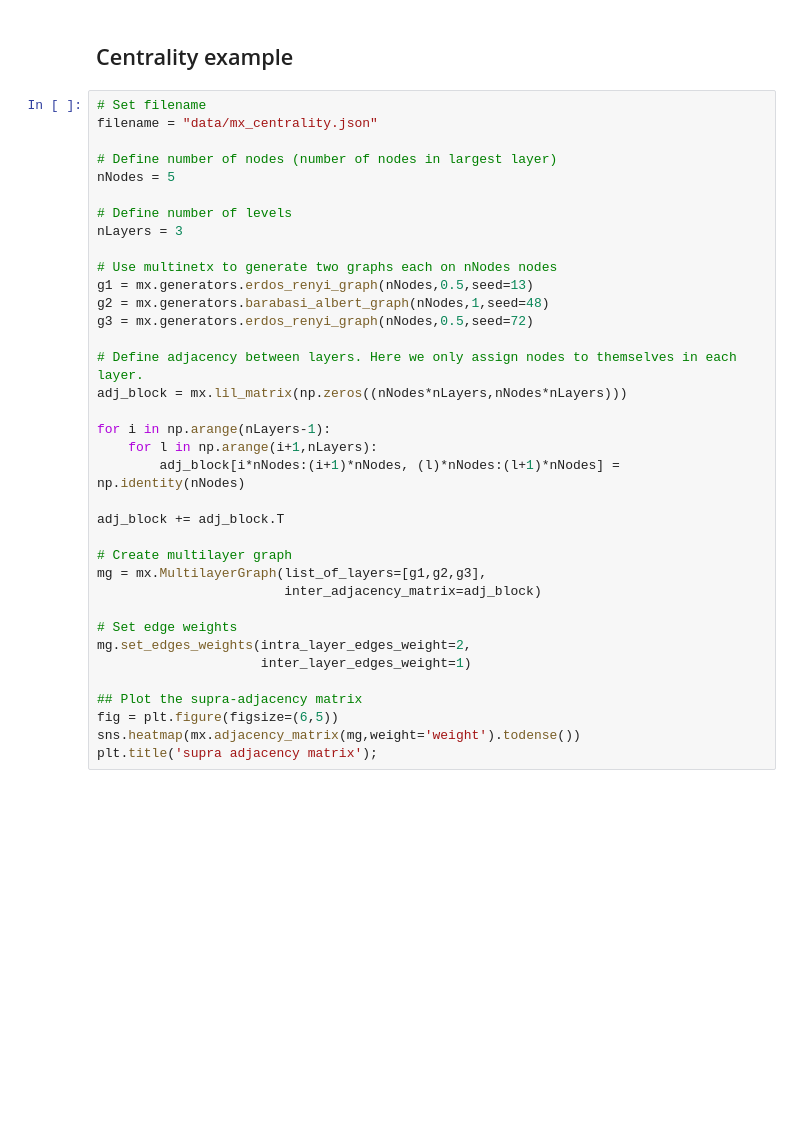
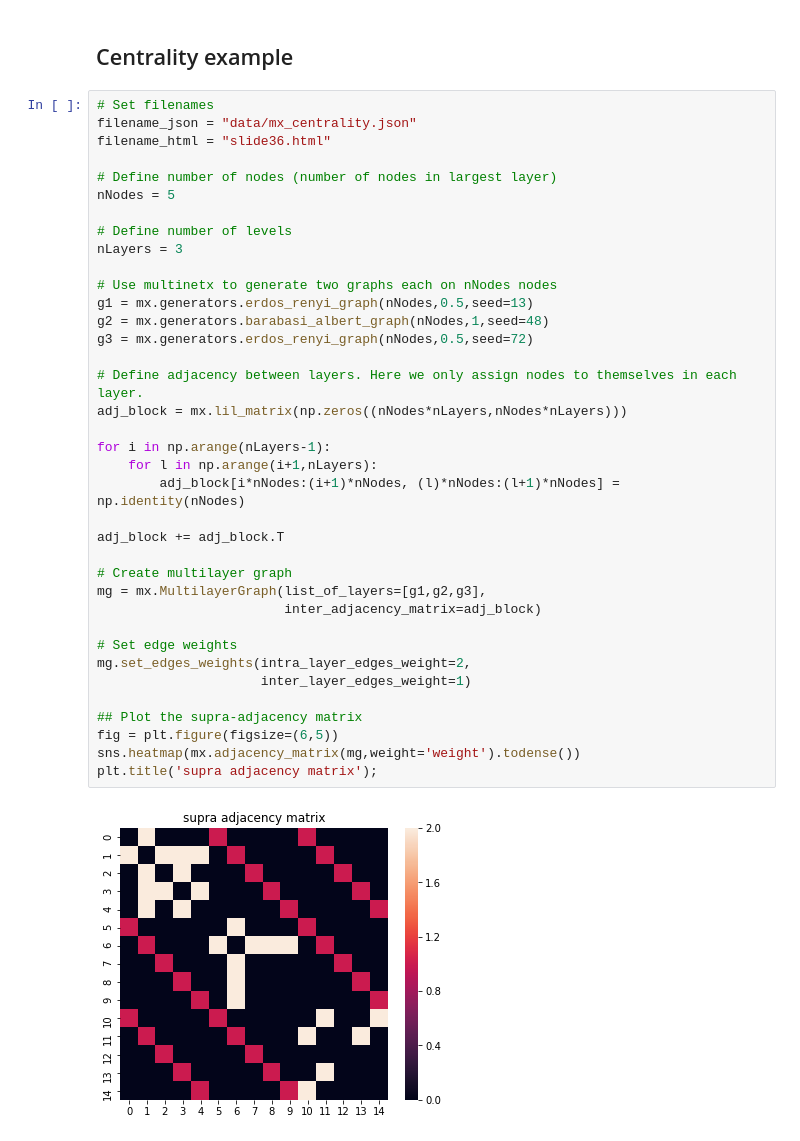
Before and after one commit to asizemore/multilayer_network_examples, a Jupyter notebook: slide_figures.ipynb, the cells around one changed output. Drawn from its saved outputs; the diff is of its cells as text; blank space fills up the shorter version.

```diff
--- a/slide_figures.ipynb
+++ b/slide_figures.ipynb
@@ -330,41 +348,44 @@ write_mx_to_json(filename,mx, nNodes, pos, nLayers)
 # %% [markdown]
 ## Centrality example
 # %%
-# Set filename
-filename = "data/mx_centrality.json"
+# Set filenames
+filename_json = "data/mx_centrality.json"
+filename_html = "slide36.html"
 
 # Define number of nodes (number of nodes in largest layer)
 nNodes = 5
 
 # Define number of levels
 nLayers = 3
 
 # Use multinetx to generate two graphs each on nNodes nodes
 g1 = mx.generators.erdos_renyi_graph(nNodes,0.5,seed=13)
 g2 = mx.generators.barabasi_albert_graph(nNodes,1,seed=48)
 g3 = mx.generators.erdos_renyi_graph(nNodes,0.5,seed=72)
 
 # Define adjacency between layers. Here we only assign nodes to themselves in each layer.
 adj_block = mx.lil_matrix(np.zeros((nNodes*nLayers,nNodes*nLayers)))
 
 for i in np.arange(nLayers-1):
     for l in np.arange(i+1,nLayers):
         adj_block[i*nNodes:(i+1)*nNodes, (l)*nNodes:(l+1)*nNodes] = np.identity(nNodes)
 
 adj_block += adj_block.T
 
 # Create multilayer graph
 mg = mx.MultilayerGraph(list_of_layers=[g1,g2,g3],
                         inter_adjacency_matrix=adj_block)
 
 # Set edge weights
 mg.set_edges_weights(intra_layer_edges_weight=2,
                      inter_layer_edges_weight=1)
 
 ## Plot the supra-adjacency matrix
 fig = plt.figure(figsize=(6,5))
 sns.heatmap(mx.adjacency_matrix(mg,weight='weight').todense())
 plt.title('supra adjacency matrix');
+# %% [output]
+[figure, added]
 # %%
 # Write to json file
 
```
Also changed, not shown: parts of 32 cells of this notebook, 3 other files.
